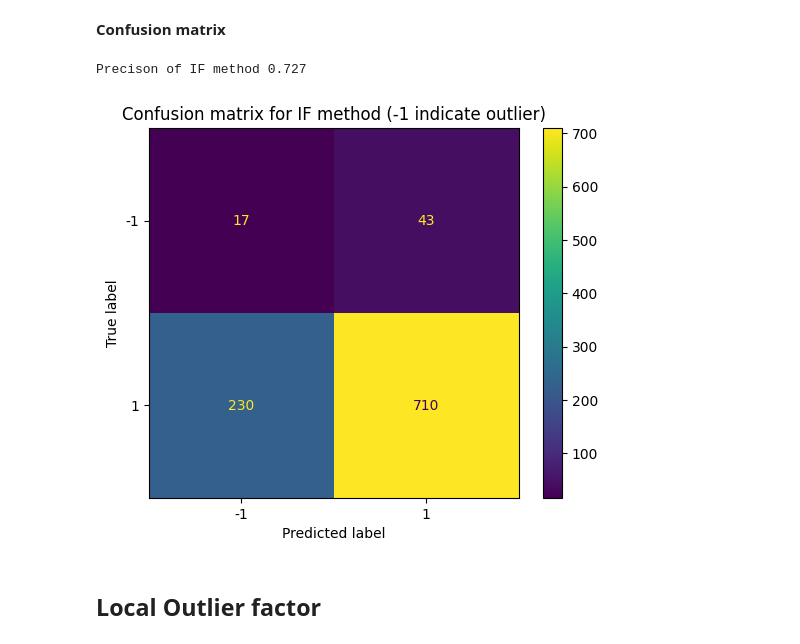
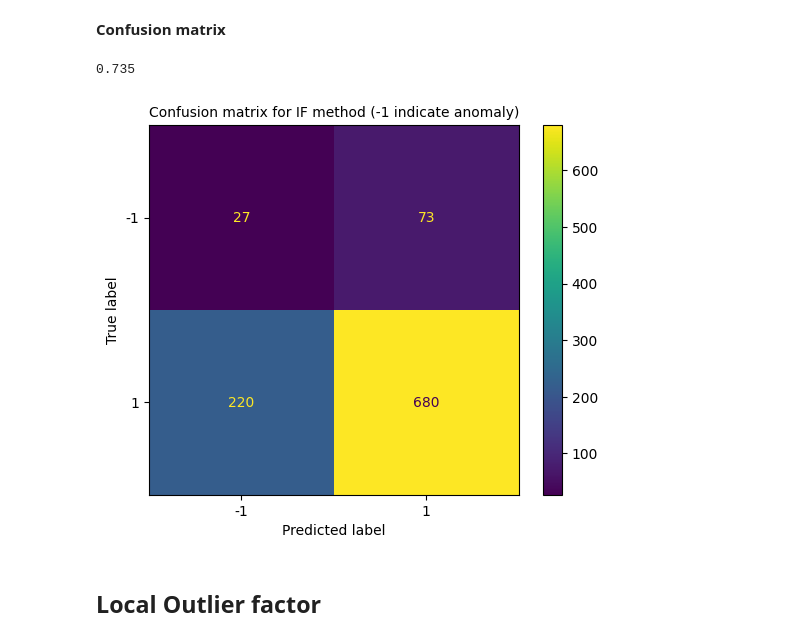
Before and after one commit to dazdejkovic/Outlier-detection-1, a Jupyter notebook: Rad_aktuarstvo.ipynb, the cells around one changed output. Drawn from its saved outputs; the diff is of its cells as text; code cells hidden in the pictures.

```diff
--- a/Rad_aktuarstvo.ipynb
+++ b/Rad_aktuarstvo.ipynb
@@ -154,6 +155,6 @@ df_if.head()
 # %% [markdown]
 ## Isolation Forest
 # %%
-model=IsolationForest(n_estimators=300, max_samples='auto', contamination=float(0.1),max_features=1.0)
+model=IsolationForest(n_estimators=600, max_samples='auto', contamination=float(0.095),max_features=1.0)
 model.fit(df_if)
 # %% [output]
@@ -210,15 +200,15 @@ print(anomaly)
 a = confusion_matrix(df_if['anomaly'], df_init['pred'])
 # %%
 precision= (a[0,0]+a[1,1])/1000
-print('Precison of IF method', precision)
+print(precision)
 # %% [output]
-Precison of IF method 0.727
+0.735
 # %%
 cm_display = metrics.ConfusionMatrixDisplay(confusion_matrix = a, display_labels = [-1, 1])
 cm_display.plot()
-plt.title("Confusion matrix for IF method (-1 indicate outlier)")
+plt.title('Confusion matrix for IF method (-1 indicate anomaly)', fontsize=10)
 plt.show()
 # %% [output]
-[figure, old version]
+[figure, new version]
 # %% [markdown]
 ## Local Outlier factor
```
Also changed, not shown: parts of 11 cells of this notebook.
